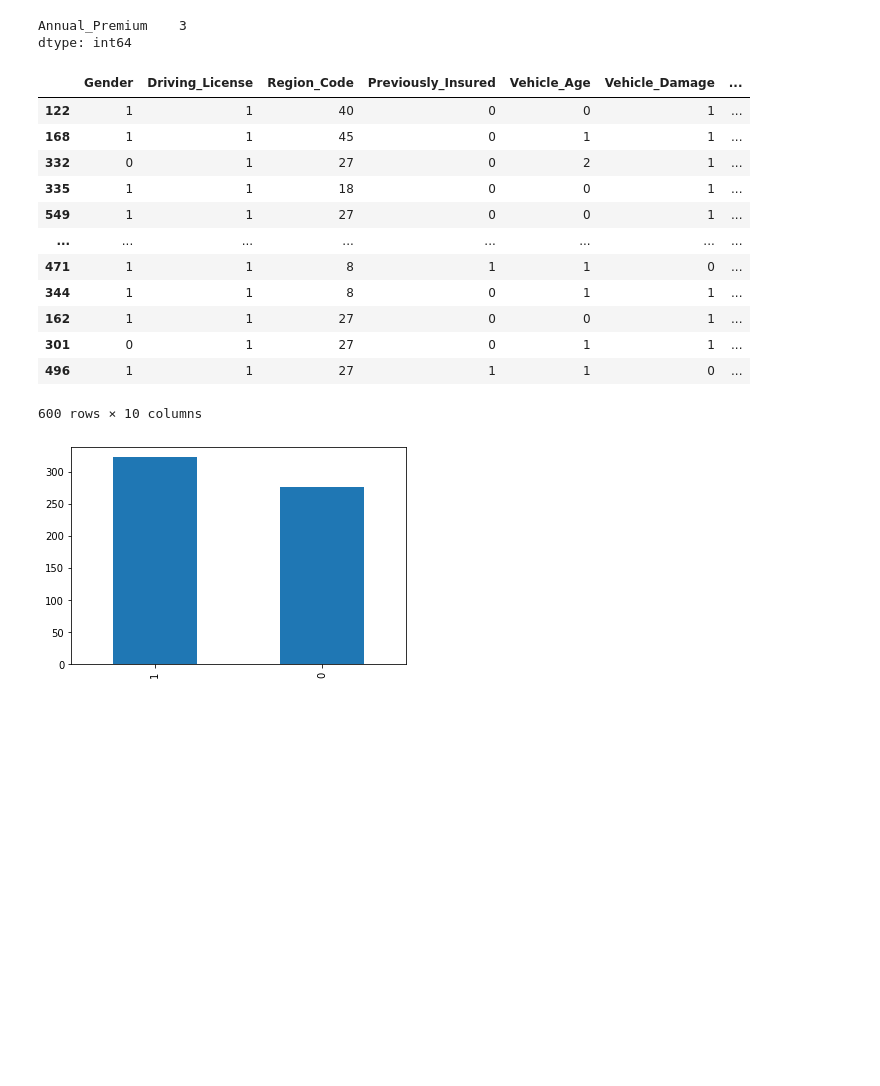
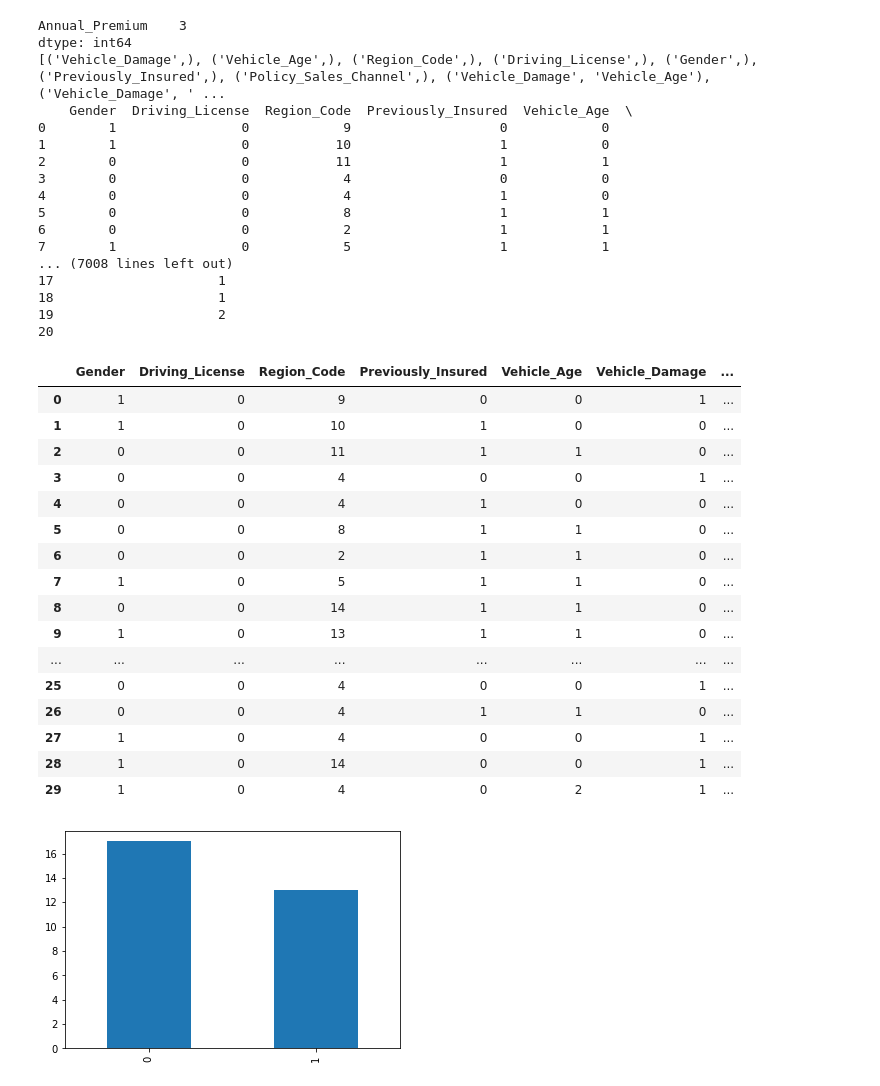
Before and after one commit to atf98/An-Efficient-Discretization-Algorithm-Using-Rough-Set-Theory, a Jupyter notebook: model.ipynb, the cells around one changed output. Cells and saved outputs as stored; diff of their text form; code cells hidden in the pictures; blank space fills up the shorter version.

```diff
--- a/model.ipynb
+++ b/model.ipynb
@@ -387,28 +395,47 @@ class DRST:
         return self.upper_edge_value
 # %%
 df = data.copy()
-df = df.sample(600, random_state=41) # 24
+df = df.sample(30, random_state=41) # 41
 df['Response'].value_counts().plot(kind='bar')
 df.drop(['Vintage', 'Age'], axis=1, inplace=True)
 df.nunique()
 
 drst = DRST(comb_max_depth=2, decision_column_name='Response')
-drst_fit = drst.fit(df)
+drst_fit = drst.fit(df, continous_columns=['Annual_Premium'])
 drst_fit
 # %% [output]
 Annual_Premium    3
 dtype: int64
+[('Vehicle_Damage',), ('Vehicle_Age',), ('Region_Code',), ('Driving_License',), ('Gender',), ('Previously_Insured',), ('Policy_Sales_Channel',), ('Vehicle_Damage', 'Vehicle_Age'), ('Vehicle_Damage', ' ...
+    Gender  Driving_License  Region_Code  Previously_Insured  Vehicle_Age  \
+0        1                0            9                   0            0
+1        1                0           10                   1            0
+2        0                0           11                   1            1
+3        0                0            4                   0            0
+4        0                0            4                   1            0
+5        0                0            8                   1            1
+6        0                0            2                   1            1
+7        1                0            5                   1            1
+... (7008 lines left out)
+17                     1
+18                     1
+19                     2
+20
 |  | Gender | Driving_License | Region_Code | Previously_Insured | Vehicle_Age | Vehicle_Damage | ... |
-| 122 | 1 | 1 | 40 | 0 | 0 | 1 | ... |
-| 168 | 1 | 1 | 45 | 0 | 1 | 1 | ... |
-| 332 | 0 | 1 | 27 | 0 | 2 | 1 | ... |
-| 335 | 1 | 1 | 18 | 0 | 0 | 1 | ... |
-| 549 | 1 | 1 | 27 | 0 | 0 | 1 | ... |
+| 0 | 1 | 0 | 9 | 0 | 0 | 1 | ... |
+| 1 | 1 | 0 | 10 | 1 | 0 | 0 | ... |
+| 2 | 0 | 0 | 11 | 1 | 1 | 0 | ... |
+| 3 | 0 | 0 | 4 | 0 | 0 | 1 | ... |
+| 4 | 0 | 0 | 4 | 1 | 0 | 0 | ... |
+| 5 | 0 | 0 | 8 | 1 | 1 | 0 | ... |
+| 6 | 0 | 0 | 2 | 1 | 1 | 0 | ... |
+| 7 | 1 | 0 | 5 | 1 | 1 | 0 | ... |
+| 8 | 0 | 0 | 14 | 1 | 1 | 0 | ... |
+| 9 | 1 | 0 | 13 | 1 | 1 | 0 | ... |
 | ... | ... | ... | ... | ... | ... | ... | ... |
-| 471 | 1 | 1 | 8 | 1 | 1 | 0 | ... |
-| 344 | 1 | 1 | 8 | 0 | 1 | 1 | ... |
-| 162 | 1 | 1 | 27 | 0 | 0 | 1 | ... |
-| 301 | 0 | 1 | 27 | 0 | 1 | 1 | ... |
-| 496 | 1 | 1 | 27 | 1 | 1 | 0 | ... |
+| 25 | 0 | 0 | 4 | 0 | 0 | 1 | ... |
+| 26 | 0 | 0 | 4 | 1 | 1 | 0 | ... |
+| 27 | 1 | 0 | 4 | 0 | 0 | 1 | ... |
+| 28 | 1 | 0 | 14 | 0 | 0 | 1 | ... |
+| 29 | 1 | 0 | 4 | 0 | 2 | 1 | ... |
-600 rows × 10 columns
-[figure, old version]
+[figure, new version]
```
Also changed, not shown: parts of 2 cells of this notebook, 16 other files.
